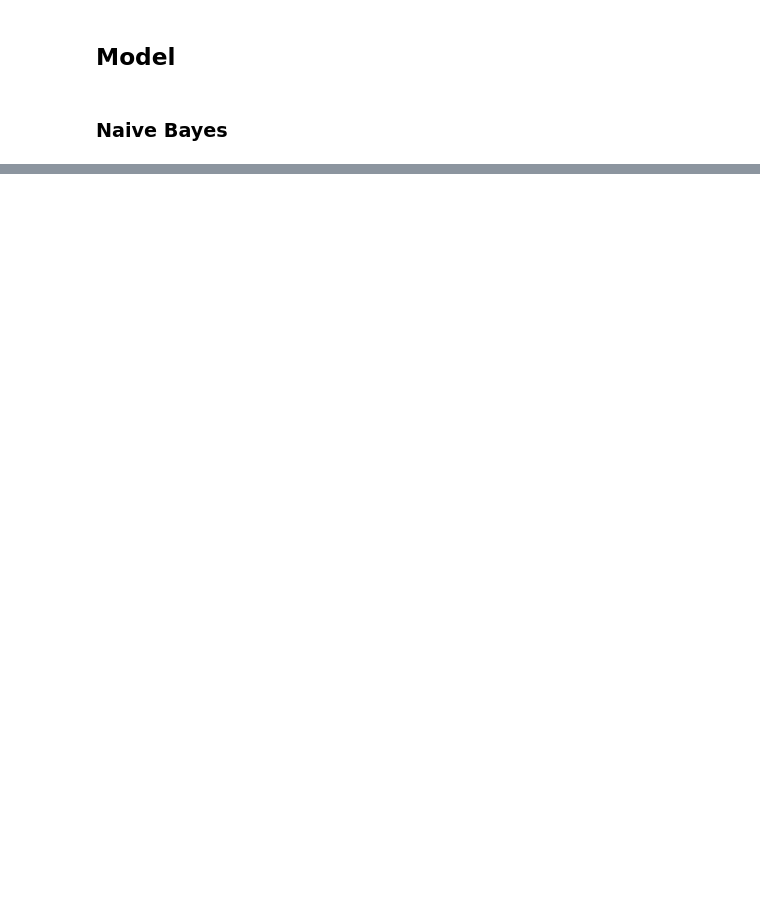
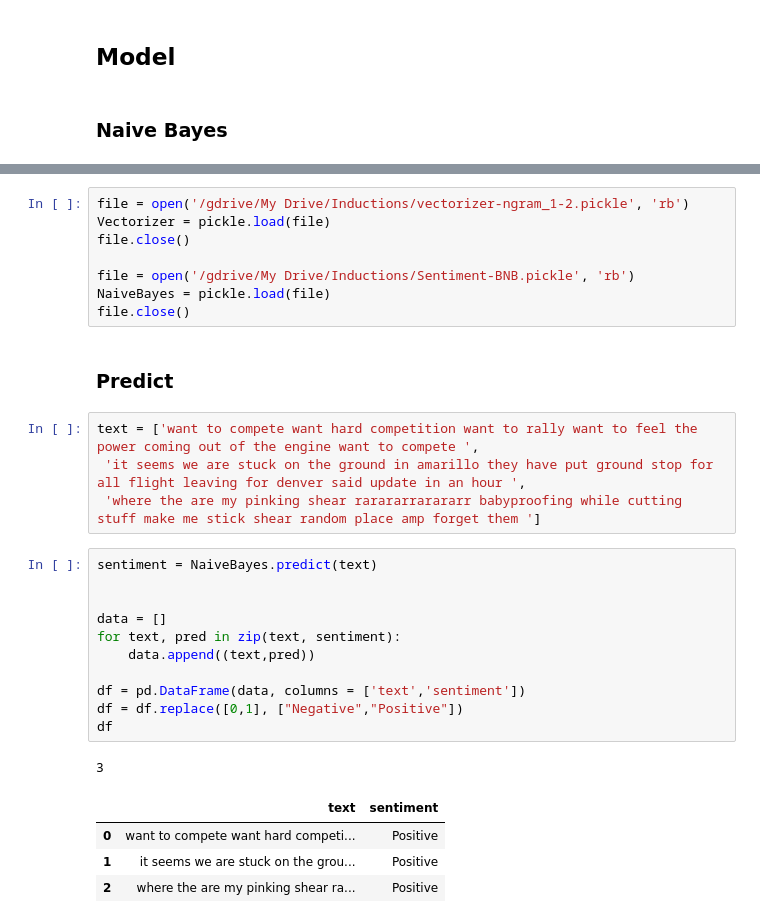
Before and after one commit to PavanReddy28/CRuX, a Jupyter notebook: SentimentAnalysis.ipynb, the cells around one changed output, grey strips where cells are left out. Saved outputs shown, nothing was run; the diff lists cells and outputs as text; blank space fills up the shorter version.

```diff
--- a/SentimentAnalysis.ipynb
+++ b/SentimentAnalysis.ipynb
@@ -237,0 +413,31 @@ class NaiveBayesAlgo:
+# %%
+file = open('/gdrive/My Drive/Inductions/vectorizer-ngram_1-2.pickle', 'rb')
+Vectorizer = pickle.load(file)
+file.close()
+
+file = open('/gdrive/My Drive/Inductions/Sentiment-BNB.pickle', 'rb')
+NaiveBayes = pickle.load(file)
+file.close()
+# %% [markdown]
+### Predict
+# %%
+text = ['want to compete want hard competition want to rally want to feel the power coming out of the engine want to compete ',
+ 'it seems we are stuck on the ground in amarillo they have put ground stop for all flight leaving for denver said update in an hour ',
+ 'where the are my pinking shear rarararrarararr babyproofing while cutting stuff make me stick shear random place amp forget them ']
+# %%
+sentiment = NaiveBayes.predict(text)
+
+
+data = []
+for text, pred in zip(text, sentiment):
+    data.append((text,pred))
+
+df = pd.DataFrame(data, columns = ['text','sentiment'])
+df = df.replace([0,1], ["Negative","Positive"])
+df
+# %% [output]
+3
+|  | text | sentiment |
+| 0 | want to compete want hard competi... | Positive |
+| 1 | it seems we are stuck on the grou... | Positive |
+| 2 | where the are my pinking shear ra... | Positive |
```
Also changed, not shown: parts of 38 cells of this notebook.
